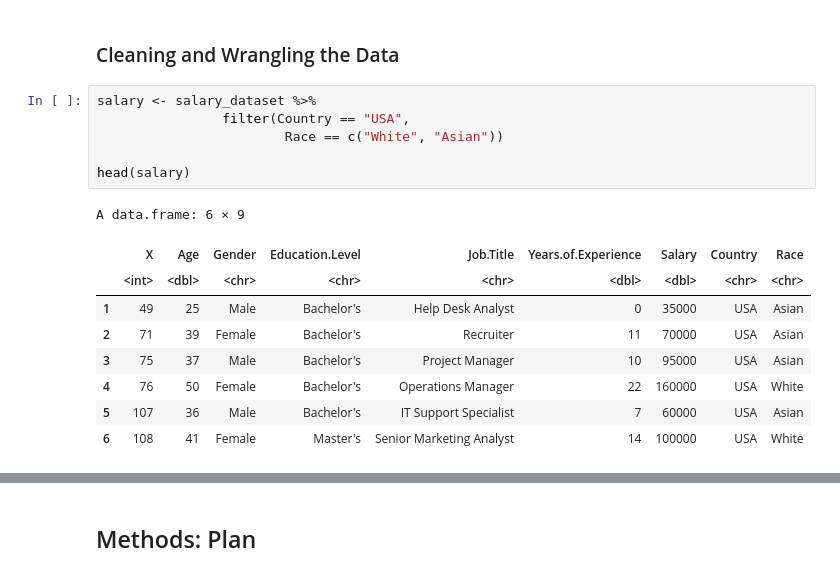
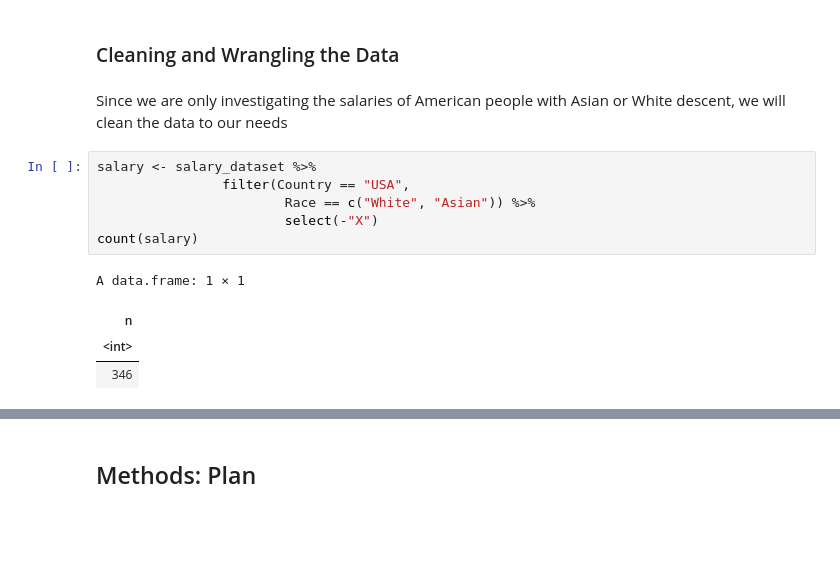
Before and after one commit to hongkailiu123/Race-VS.-Annual-Income-Statistical-Inference-Report, a Jupyter notebook: proposal_Group7.ipynb, the cells around one changed output, grey strips where cells are left out. Saved outputs shown, nothing was run; the diff lists cells and outputs as text; blank space fills up the shorter version.

```diff
--- a/proposal_Group7.ipynb
+++ b/proposal_Group7.ipynb
@@ -47,19 +65,16 @@ A data.frame: 6 × 9
 | 6 | 5 | 29 | Male | Bachelor's | Marketing Analyst | 2 | 55000 | USA | Hispanic |
 # %% [markdown]
 ### Cleaning and Wrangling the Data
+# %% [markdown]
+Since we are only investigating the salaries of American people with Asian or White descent, we will clean the data to our needs
 # %%
 salary <- salary_dataset %>%
                 filter(Country == "USA",
-                        Race == c("White", "Asian"))
-
-head(salary)
+                        Race == c("White", "Asian")) %>%
+                        select(-"X")
+count(salary)
 # %% [output]
-A data.frame: 6 × 9
+A data.frame: 1 × 1
-|  | X | Age | Gender | Education.Level | Job.Title | Years.of.Experience | Salary | Country | Race |
-|  | <int> | <dbl> | <chr> | <chr> | <chr> | <dbl> | <dbl> | <chr> | <chr> |
-| 1 | 49 | 25 | Male | Bachelor's | Help Desk Analyst | 0 | 35000 | USA | Asian |
-| 2 | 71 | 39 | Female | Bachelor's | Recruiter | 11 | 70000 | USA | Asian |
-| 3 | 75 | 37 | Male | Bachelor's | Project Manager | 10 | 95000 | USA | Asian |
-| 4 | 76 | 50 | Female | Bachelor's | Operations Manager | 22 | 160000 | USA | White |
-| 5 | 107 | 36 | Male | Bachelor's | IT Support Specialist | 7 | 60000 | USA | Asian |
-| 6 | 108 | 41 | Female | Master's | Senior Marketing Analyst | 14 | 100000 | USA | White |
+| n |
+| <int> |
+| 346 |
```
Also changed, not shown: parts of 11 cells of this notebook.
